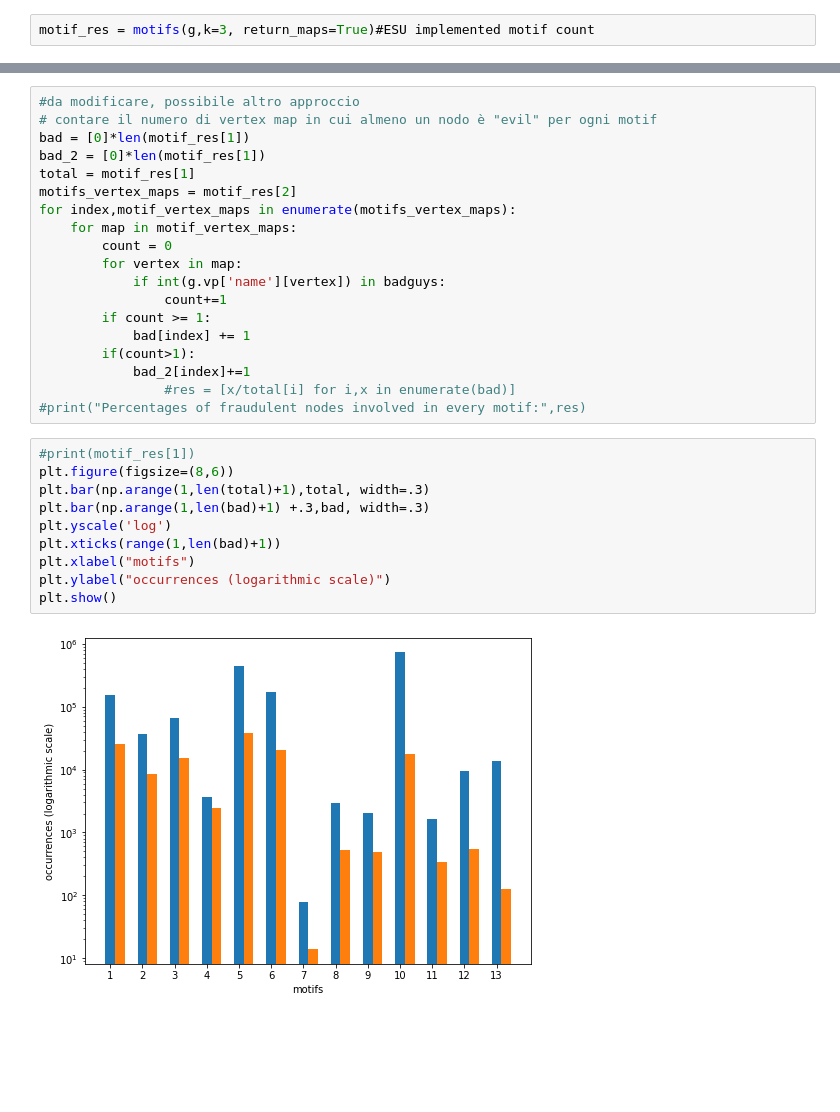
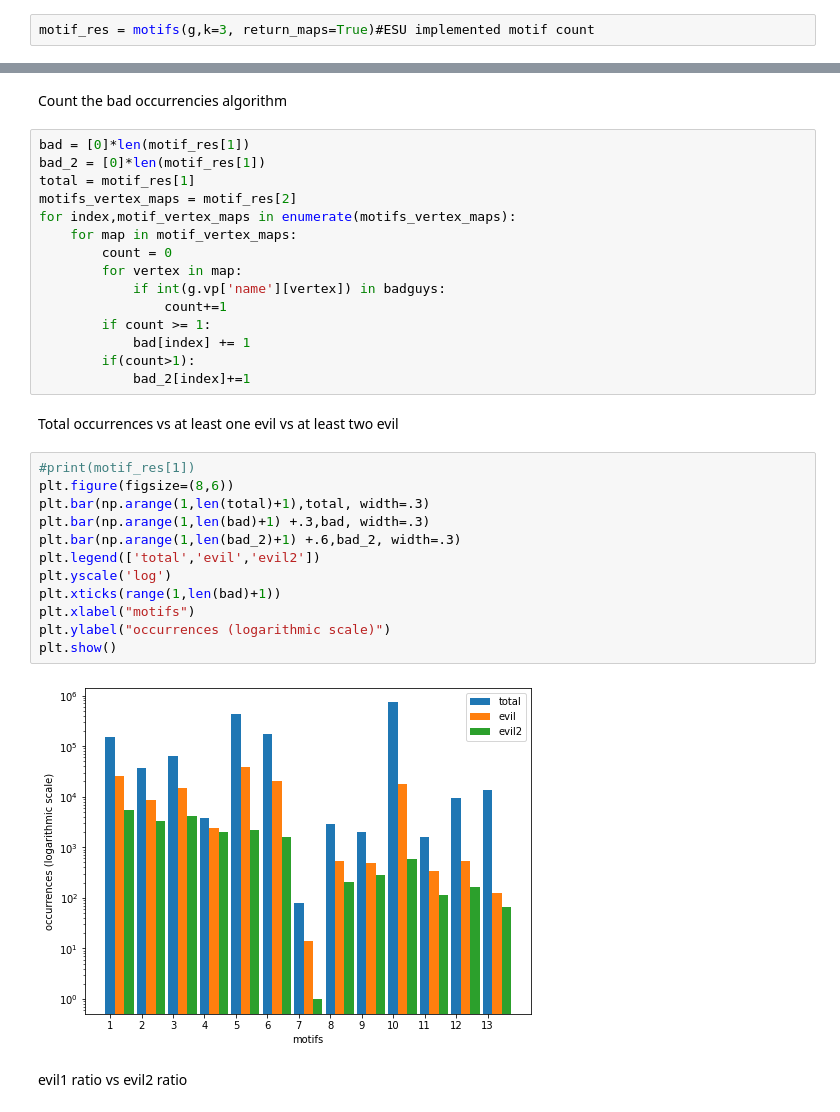
Before and after one commit to Starkiller13/LFN_project, a Jupyter notebook: main.ipynb, the cells around one changed output, grey strips where cells are left out. Cells and saved outputs as stored; diff of their text form; blank space fills up the shorter version.

```diff
--- a/main.ipynb
+++ b/main.ipynb
@@ -170,7 +177,7 @@ Motif no. 6, occurrencies: 169731
 ... (14 outputs left out)
+# %% [markdown]
+Count the bad occurrencies algorithm
 # %%
-#da modificare, possibile altro approccio
-# contare il numero di vertex map in cui almeno un nodo è "evil" per ogni motif
 bad = [0]*len(motif_res[1])
 bad_2 = [0]*len(motif_res[1])
 total = motif_res[1]
@@ -185,19 +192,23 @@ for index,motif_vertex_maps in enumerate(motifs_vertex_maps):
             bad[index] += 1
         if(count>1):
             bad_2[index]+=1
-                #res = [x/total[i] for i,x in enumerate(bad)]
-#print("Percentages of fraudulent nodes involved in every motif:",res)
+# %% [markdown]
+Total occurrences vs at least one evil vs at least two evil
 # %%
 #print(motif_res[1])
 plt.figure(figsize=(8,6))
 plt.bar(np.arange(1,len(total)+1),total, width=.3)
 plt.bar(np.arange(1,len(bad)+1) +.3,bad, width=.3)
+plt.bar(np.arange(1,len(bad_2)+1) +.6,bad_2, width=.3)
+plt.legend(['total','evil','evil2'])
 plt.yscale('log')
 plt.xticks(range(1,len(bad)+1))
 plt.xlabel("motifs")
 plt.ylabel("occurrences (logarithmic scale)")
 plt.show()
 # %% [output]
-[figure, old version]
+[figure, new version]
+# %% [markdown]
+evil1 ratio vs evil2 ratio
 # %%
 rateo = [item/total[i] for i,item in enumerate(bad)]
```
Also changed, not shown: parts of 8 cells of this notebook, 1 other file.
